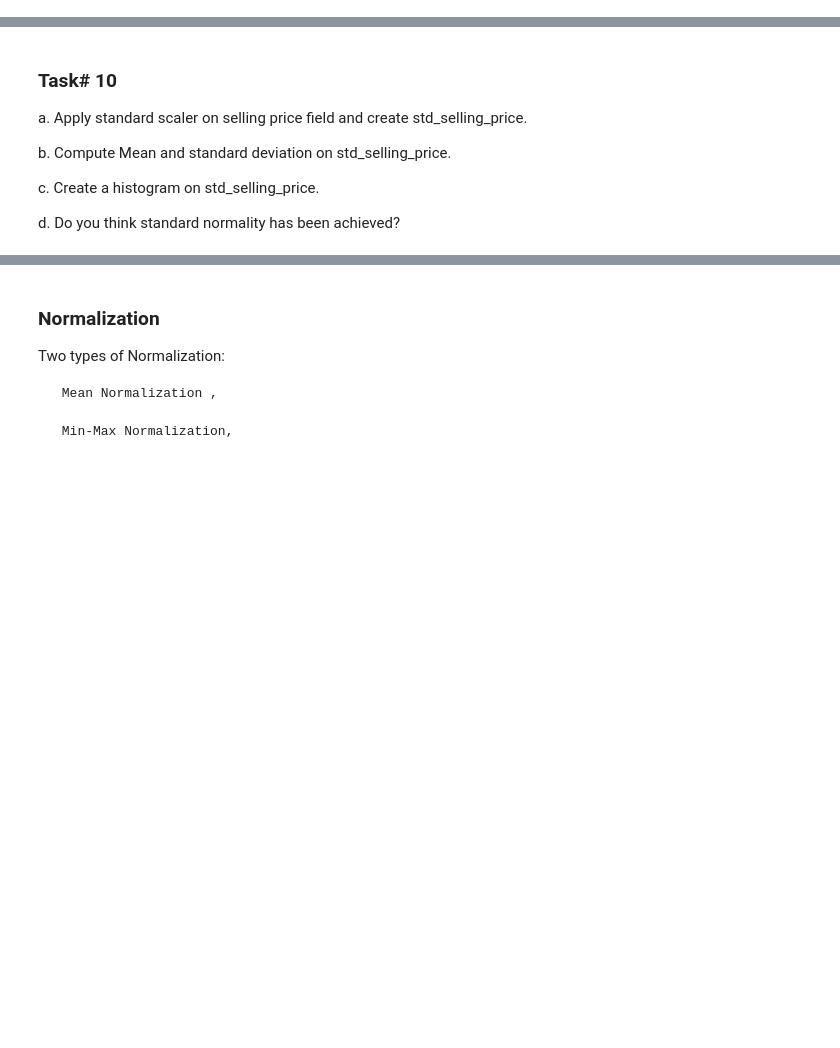
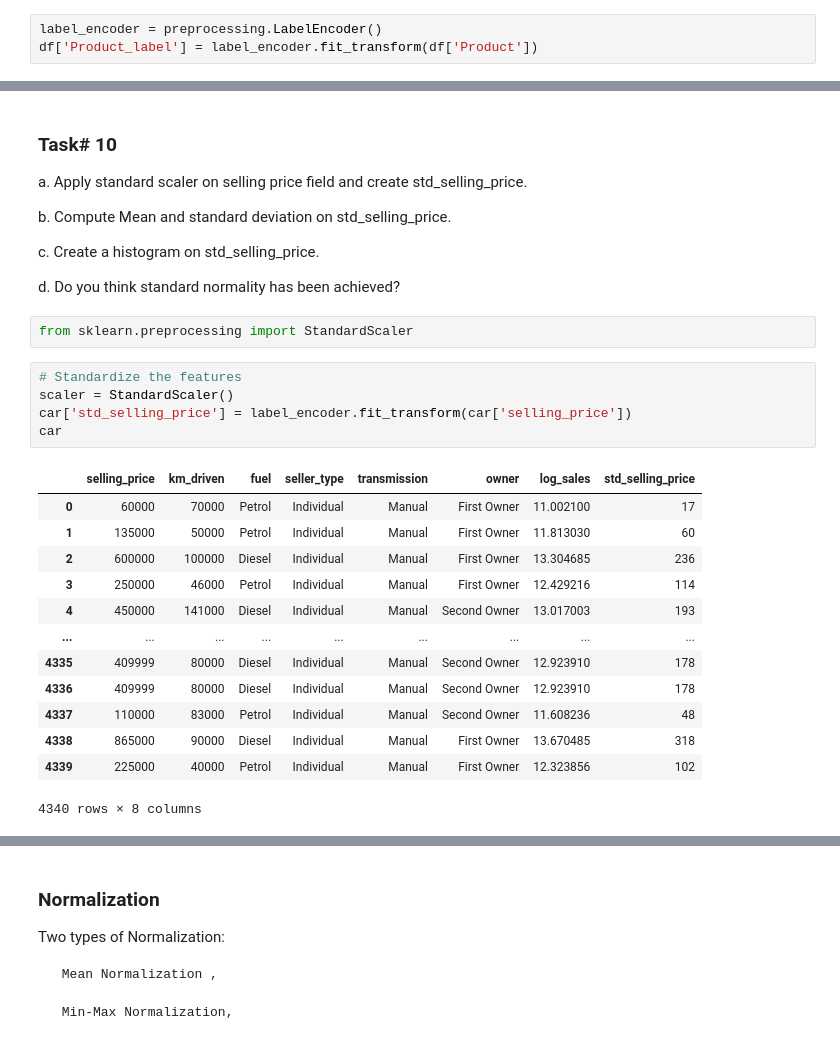
Before and after one commit to AyeshaAmjad0828/Data-Science-with-Python-101, a Jupyter notebook: Python Scripts - In Session/Data_Cleaning_&_Manipulation_Part_2.ipynb, the cells around one changed output, grey strips where cells are left out. Cells and saved outputs as stored; diff of their text form; blank space fills up the shorter version.

```diff
--- a/Python Scripts - In Session/Data_Cleaning_&_Manipulation_Part_2.ipynb
+++ b/Python Scripts - In Session/Data_Cleaning_&_Manipulation_Part_2.ipynb
@@ -15,0 +31,3 @@ a. Apply Lable encoding on the 'Product' field.
+# %%
+label_encoder = preprocessing.LabelEncoder()
+df['Product_label'] = label_encoder.fit_transform(df['Product'])
@@ -94,3 +271,24 @@ b. Compute  Mean and standard deviation on std_selling_price.
 c. Create a histogram on std_selling_price.
 
 d. Do you think standard normality has been achieved?
+# %%
+from sklearn.preprocessing import StandardScaler
+# %%
+# Standardize the features
+scaler = StandardScaler()
+car['std_selling_price'] = label_encoder.fit_transform(car['selling_price'])
+car
+# %% [output]
+|  | selling_price | km_driven | fuel | seller_type | transmission | owner | log_sales | std_selling_price |
+| 0 | 60000 | 70000 | Petrol | Individual | Manual | First Owner | 11.002100 | 17 |
+| 1 | 135000 | 50000 | Petrol | Individual | Manual | First Owner | 11.813030 | 60 |
+| 2 | 600000 | 100000 | Diesel | Individual | Manual | First Owner | 13.304685 | 236 |
+| 3 | 250000 | 46000 | Petrol | Individual | Manual | First Owner | 12.429216 | 114 |
+| 4 | 450000 | 141000 | Diesel | Individual | Manual | Second Owner | 13.017003 | 193 |
+| ... | ... | ... | ... | ... | ... | ... | ... | ... |
+| 4335 | 409999 | 80000 | Diesel | Individual | Manual | Second Owner | 12.923910 | 178 |
+| 4336 | 409999 | 80000 | Diesel | Individual | Manual | Second Owner | 12.923910 | 178 |
+| 4337 | 110000 | 83000 | Petrol | Individual | Manual | Second Owner | 11.608236 | 48 |
+| 4338 | 865000 | 90000 | Diesel | Individual | Manual | First Owner | 13.670485 | 318 |
+| 4339 | 225000 | 40000 | Petrol | Individual | Manual | First Owner | 12.323856 | 102 |
+4340 rows × 8 columns
```
Also changed, not shown: parts of 26 cells of this notebook.
